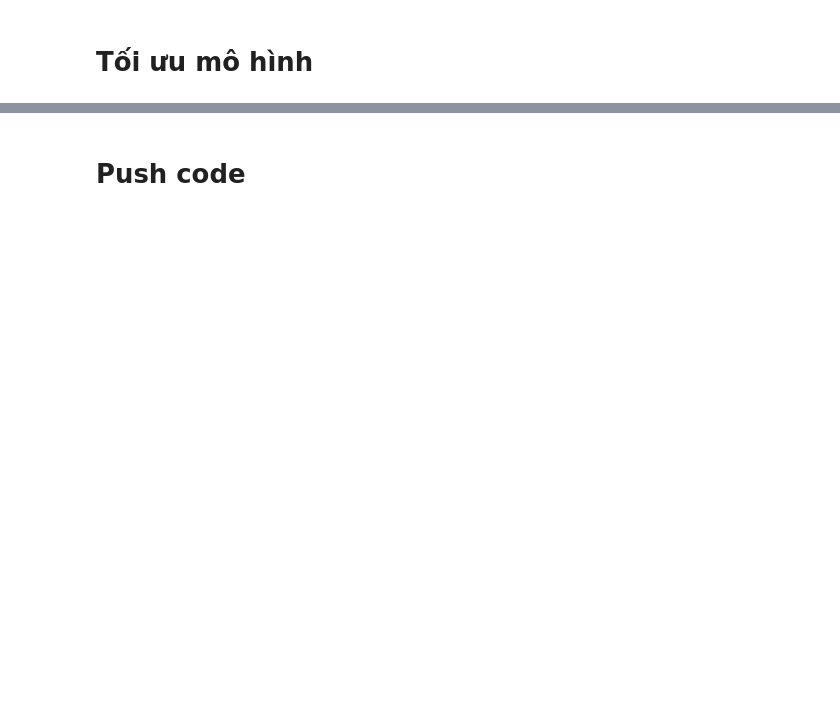
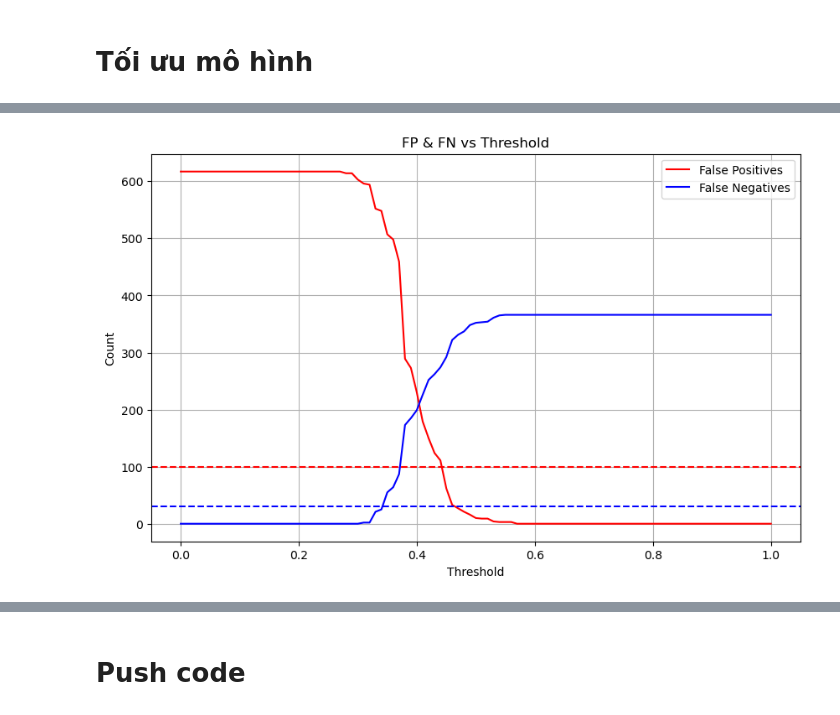
Before and after one commit to A47126/BT-Machine-Learning-Group-7, a Jupyter notebook: water_pota_no_plot.ipynb, the cells around one changed output, grey strips where cells are left out. Cells and saved outputs as stored; diff of their text form; code cells hidden in the pictures; blank space fills up the shorter version.

```diff
--- a/water_pota_no_plot.ipynb
+++ b/water_pota_no_plot.ipynb
@@ -161,0 +234,14 @@ X_test = scaler.transform(X_test)
+# %%
+plt.figure(figsize=(10,6))
+plt.plot(df_thresh["Threshold"], df_thresh["FP"], label="False Positives", color="red")
+plt.plot(df_thresh["Threshold"], df_thresh["FN"], label="False Negatives", color="blue")
+plt.axhline(100, color='red', linestyle='--')
+plt.axhline(30, color='blue', linestyle='--')
+plt.xlabel("Threshold")
+plt.ylabel("Count")
+plt.title("FP & FN vs Threshold")
+plt.legend()
+plt.grid()
+plt.show()
+# %% [output]
+[figure, added]
```
Also changed, not shown: parts of 17 cells of this notebook.
